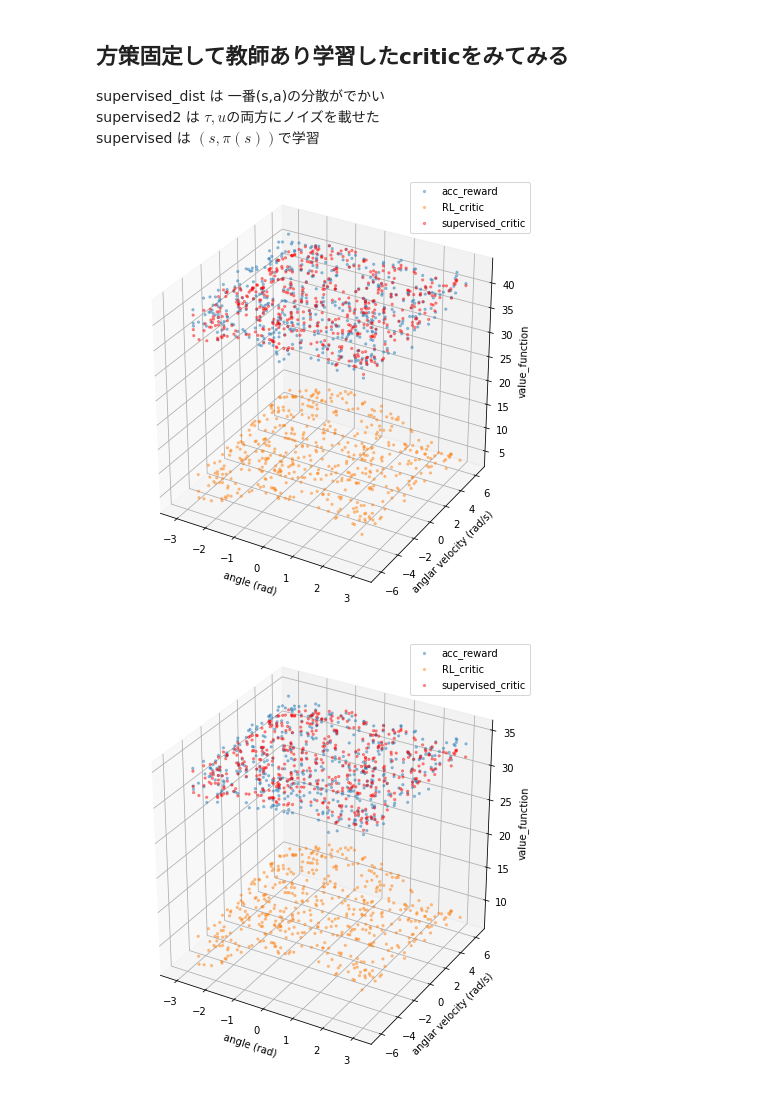
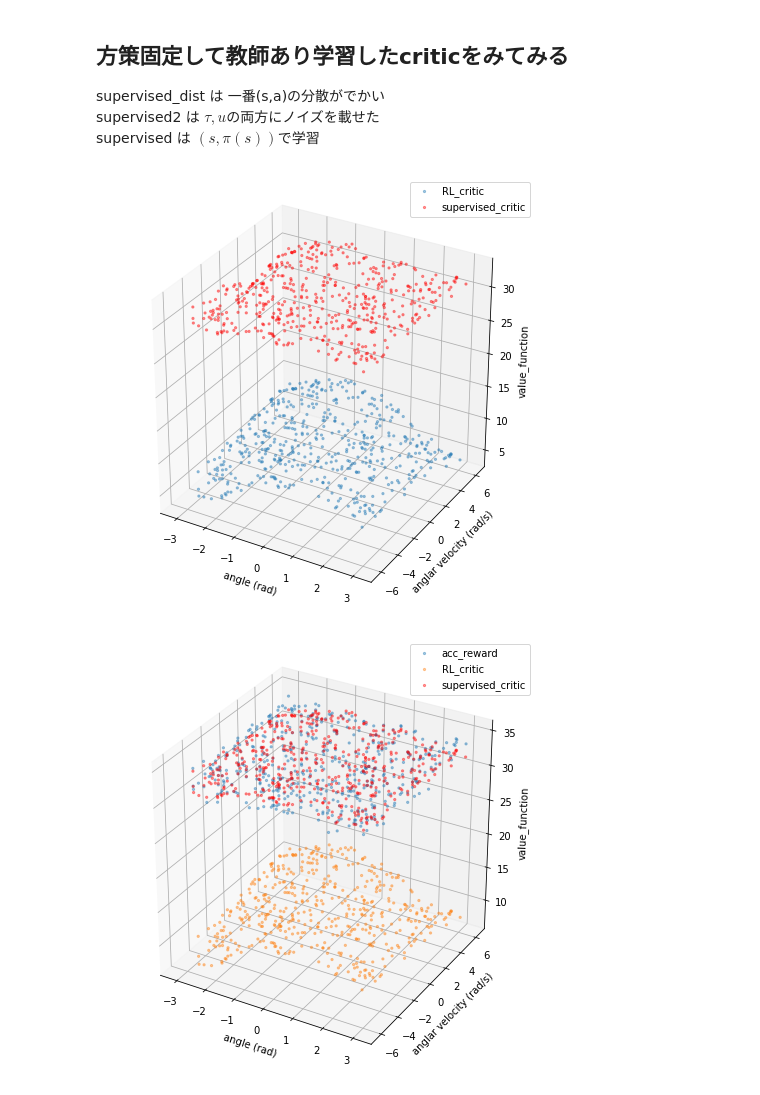
Before and after one commit to ibuki1024/eventDDPG, a Jupyter notebook: notebook/self_trigger/critic_approximation.ipynb, the cells around one changed output. Drawn from its saved outputs; the diff is of its cells as text; code cells hidden in the pictures.

```diff
--- a/notebook/self_trigger/critic_approximation.ipynb
+++ b/notebook/self_trigger/critic_approximation.ipynb
@@ -114,7 +99,7 @@ def value_function(state, agent, step_limit=5000):
         action_repetition = int(np.ceil(20 * tau))  # minimum natural number which makes `dt` smaller than 0.05
         dt = tau / action_repetition
         for p in range(action_repetition):
-            _,_,r,_ = env.step(np.array([a_agent]), dt, tau)
+            _,r,_,_ = env.step(np.array([a_agent]), dt, tau)
             reward += r
         reward *= dt
         reward += - tau * 0.01 * a_agent**2 + l * tau # step reward
@@ -141,7 +126,7 @@ def learned_Q(state, action, agent, env):
     action_repetition = int(np.ceil(20 * tau))  # minimum natural number which makes `dt` smaller than 0.05
     dt = tau / action_repetition
     for p in range(action_repetition):
-        _,_,r,_ = env.step(np.array([a_agent]), dt, tau, ln=0) # ノイズを加えないでシミュレーションしたのが期待値？？
+        _,r,_,_ = env.step(np.array([a_agent]), dt, tau, ln=0) # ノイズを加えないでシミュレーションしたのが期待値？？
         reward += r
     reward *= dt
     reward += - tau * 0.01 * a_agent**2 + l * tau # step reward
@@ -154,6 +139,7 @@ def learned_Q(state, action, agent, env):
 def learned_Q_noisy(state, action, agent, env, n_expectation_samples=10):
     # r(s,a) + gamma*V(s')
 
+    l = 1.
     average_reward = 0
     average_value = 0
     gamma = 0.99
@@ -165,7 +151,7 @@ def learned_Q_noisy(state, action, agent, env, n_expectation_samples=10):
         env.reset()
         env.set_state(state)
         for p in range(action_repetition):
-            _,_,r,_ = env.step(np.array([a_agent]), dt, tau, ln=0)
+            _,r,_,_ = env.step(np.array([a_agent]), dt, tau)
             reward += r
         reward *= dt
         reward += - tau * 0.01 * a_agent**2 + l * tau # step reward
@@ -173,7 +159,7 @@ def learned_Q_noisy(state, action, agent, env, n_expectation_samples=10):
 
         next_state = env.state
         next_value = value_function_ap(next_state, agent) # 学習できていないstateに行った時は間違ったvalueになるはず
-        average_value = next_value / n_expectation_samples
+        average_value += next_value / n_expectation_samples
 
     return average_reward + gamma * average_value
 # %%
@@ -373,21 +359,21 @@ v_aps2 = np.array(v_aps2)
 # %%
 from mpl_toolkits.mplot3d import Axes3D
 %matplotlib inline
 #%matplotlib notebook
 
 fig = plt.figure(figsize=(6,6))
 ax = Axes3D(fig)
 ax.set_xlabel('angle (rad)')
 ax.set_ylabel('anglar velocity (rad/s)')
 ax.set_zlabel('value_function')
 
-ax.scatter3D(state_batch[:,0], state_batch[:,1], vs, marker='.', alpha=0.4, label='acc_reward')
+#ax.scatter3D(state_batch[:,0], state_batch[:,1], vs, marker='.', alpha=0.4, label='acc_reward')
 ax.scatter3D(state_batch[:,0], state_batch[:,1], v_aps, marker='.', alpha=0.4, label='RL_critic')
 ax.scatter3D(state_batch[:,0], state_batch[:,1], v_aps2, marker='.', alpha=0.4, label='supervised_critic', color='red')
 plt.legend()
 plt.show()
 # %% [output]
-[figure, old version]
+[figure, new version]
 # %%
 # load agent
 a.actor.load_weights('./saved_agent/learned_self_clipped3_actor.h5')
```
Also changed, not shown: parts of 7 cells of this notebook, 3 other files.
